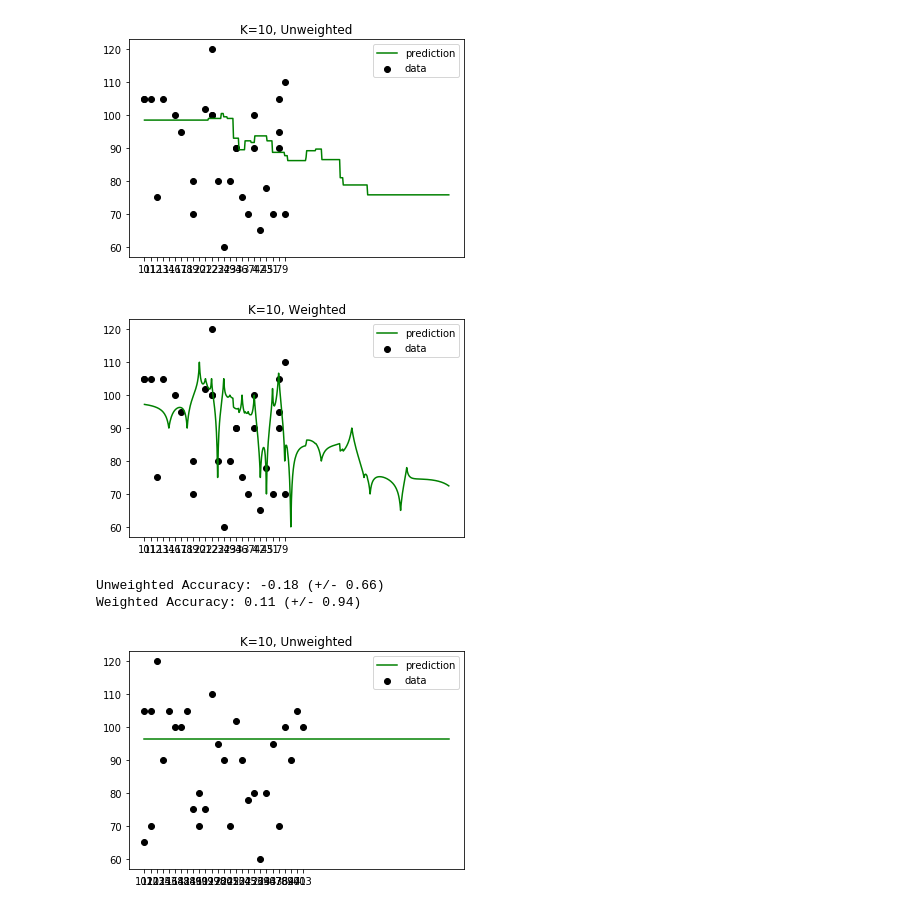
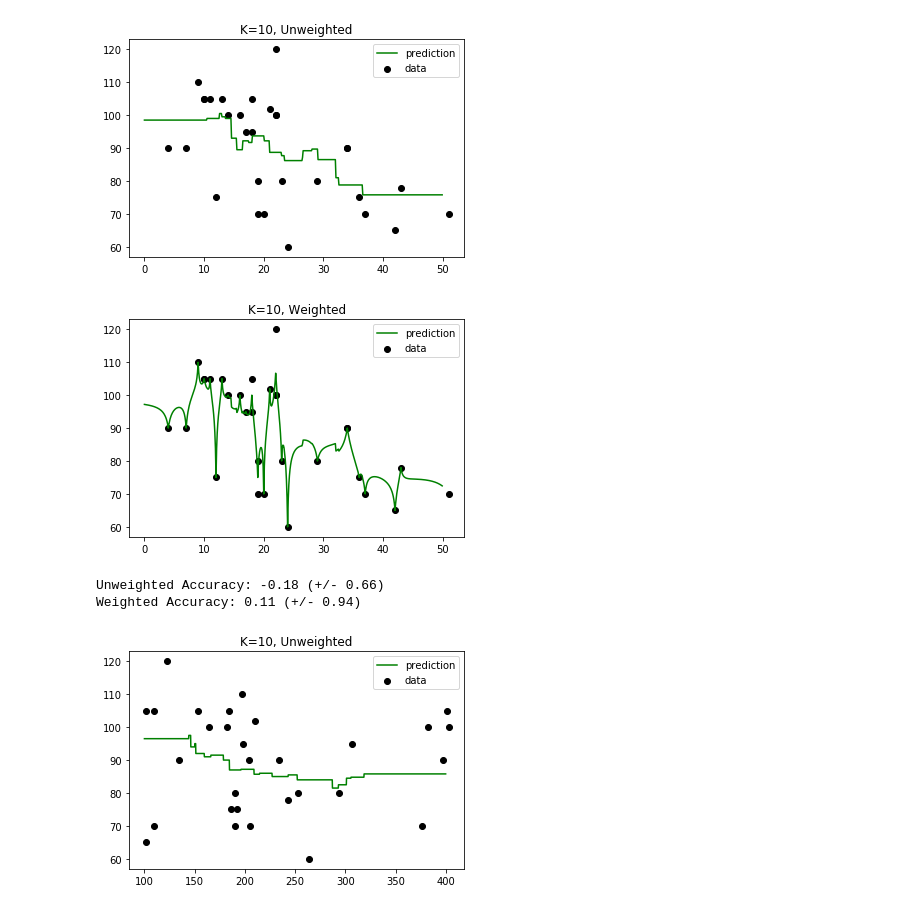
Before and after one commit to jmfrazier/Unit-3-files, a Jupyter notebook: 3.1.3.ipynb, the cells around one changed output. Saved outputs shown, nothing was run; the diff lists cells and outputs as text; code cells hidden in the pictures.

```diff
--- a/3.1.3.ipynb
+++ b/3.1.3.ipynb
@@ -18,9 +17,11 @@ music['bpm'] = [ 105, 90, 78, 75, 120, 110, 80, 100, 105, 60,
                   70, 105, 95, 70, 90, 105, 70, 75, 102, 100,
                   100, 95, 90, 80, 90, 80, 100, 105, 70, 65]
 # %%
+from sklearn import neighbors
+
 # Build our model.
 knn = neighbors.KNeighborsRegressor(n_neighbors=10)
-X = pd.DataFrame(music.loudness)
+X = music.loudness.values.reshape(-1,1)
 Y = music.bpm
 knn.fit(X, Y)
 
@@ -36,11 +37,11 @@ plt.legend()
 plt.title('K=10, Unweighted')
 plt.show()
 # %% [output]
-[figure, old version]
+[figure, new version]
 # %%
 # Run the same model, this time with weights.
 knn_w = neighbors.KNeighborsRegressor(n_neighbors=10, weights='distance')
-X = pd.DataFrame(music.loudness)
+X = music.loudness.values.reshape(-1,1)
 Y = music.bpm
 knn_w.fit(X, Y)
 
@@ -55,7 +56,7 @@ plt.legend()
 plt.title('K=10, Weighted')
 plt.show()
 # %% [output]
-[figure, old version]
+[figure, new version]
 # %%
 score = cross_val_score(knn, X, Y, cv=5)
 print("Unweighted Accuracy: %0.2f (+/- %0.2f)" % (score.mean(), score.std() * 2))
@@ -65,26 +66,24 @@ print("Weighted Accuracy: %0.2f (+/- %0.2f)" % (score_w.mean(), score_w.std() *
 Unweighted Accuracy: -0.18 (+/- 0.66)
 Weighted Accuracy: 0.11 (+/- 0.94)
 # %%
-## Your model here.
-from sklearn import neighbors
-
 # Build our model.
-knn_x = neighbors.KNeighborsRegressor(n_neighbors=10)
-X = pd.DataFrame(music.duration)
+knn = neighbors.KNeighborsRegressor(n_neighbors=10)
+X = music.duration.values.reshape(-1,1)
 Y = music.bpm
-knn_x.fit(X, Y)
+knn.fit(X, Y)
 
 # Set up our prediction line.
-T = np.arange(0, 50, 0.1)[:, np.newaxis]
+T = np.arange(100, 400, 0.1)[:, np.newaxis]
+
 # Trailing underscores are a common convention for a prediction.
-Y_ = knn_x.predict(T)
+Y_ = knn.predict(T)
 
 plt.scatter(X, Y, c='k', label='data')
 plt.plot(T, Y_, c='g', label='prediction')
 plt.legend()
 plt.title('K=10, Unweighted')
 plt.show()
 # %% [output]
-[figure, old version]
+[figure, new version]
 # %%
 # Run the same model, this time with weights.
```
Also changed, not shown: parts of 4 cells of this notebook.
